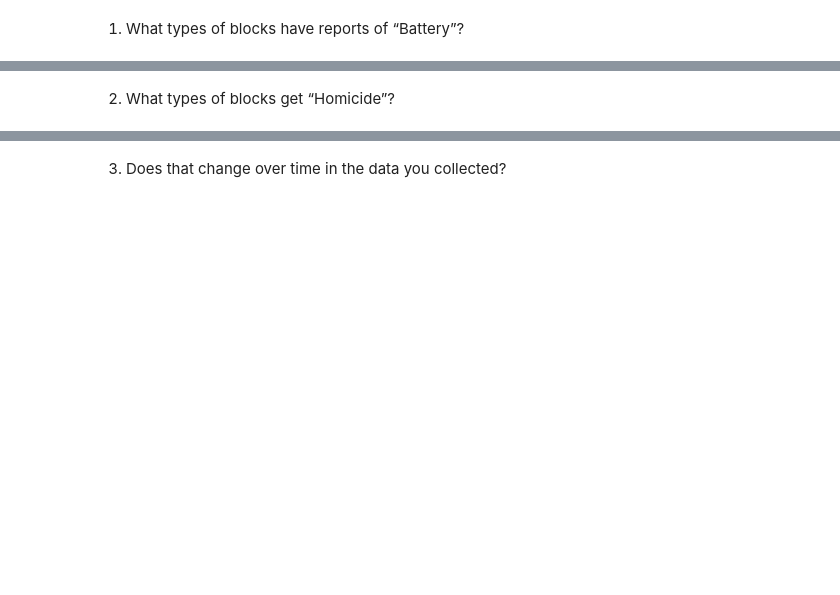
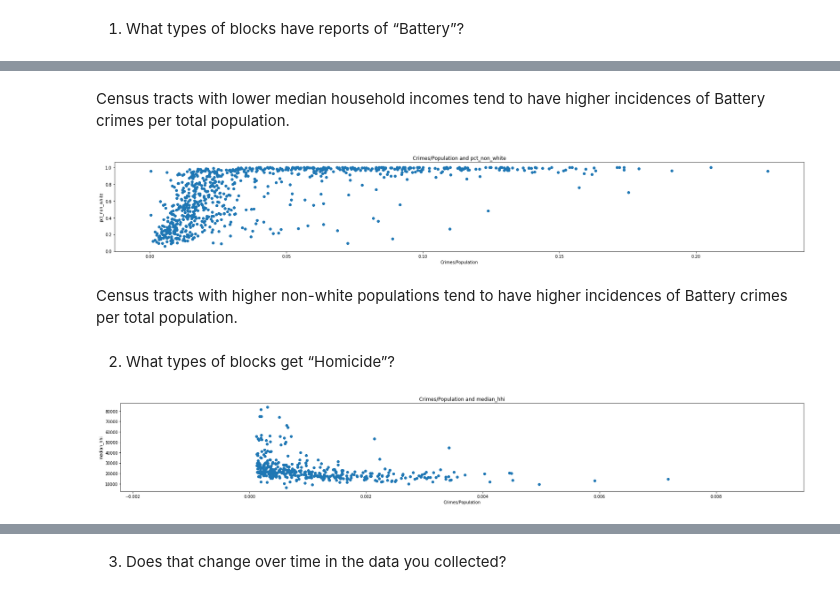
Before and after one commit to chankrista/mlforpublicpolicy, a Jupyter notebook: Assignment 1.ipynb, the cells around one changed output, grey strips where cells are left out. Drawn from its saved outputs; the diff is of its cells as text; code cells hidden in the pictures; blank space fills up the shorter version.

```diff
--- a/Assignment 1.ipynb
+++ b/Assignment 1.ipynb
@@ -146,0 +175,11 @@ crime_census_df = crime_block_df.merge(
+# %%
+def pop_percent(population, row):
+    '''
+    Given a field name for a population,
+    returns the percent of that population wrt
+    the total population.
+    '''
+    if row['total_pop'] > 0:
+        return row[population] / row['total_pop']
+    else:
+        return float('NaN')
@@ -147,2 +217,16 @@ crime_census_df = crime_block_df.merge(
+# %% [markdown]
+Census tracts with lower median household incomes tend to have higher incidences of Battery crimes per total population.
+# %%
+battery_tract['pct_non_white'] = battery_tract.apply(lambda x: 1 - (pop_percent('white_pop', x)), axis=1)
+crime_scatter(battery_tract, 'pct_non_white')
+# %% [output]
+[figure, added]
+# %% [markdown]
+Census tracts with higher non-white populations tend to have higher incidences of Battery crimes per total population.
 # %% [markdown]
 2. What types of blocks get “Homicide”?
+# %%
+homicide_tract = analyze_type('HOMICIDE', 'homicide_tract', crime_tract_df)
+crime_scatter(homicide_tract, "median_hhi")
+# %% [output]
+[figure, added]
```
Also changed, not shown: parts of 36 cells of this notebook.
